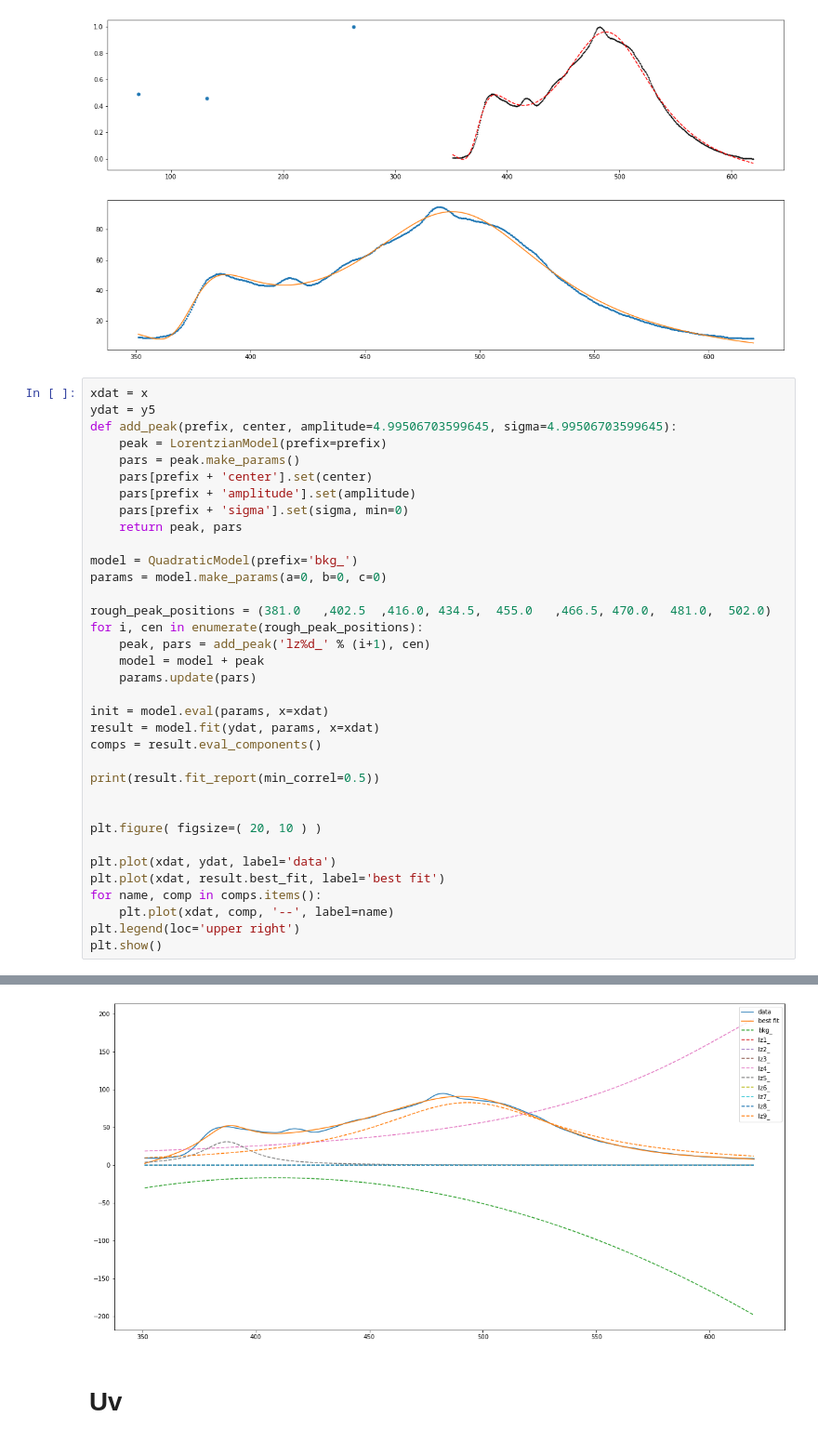
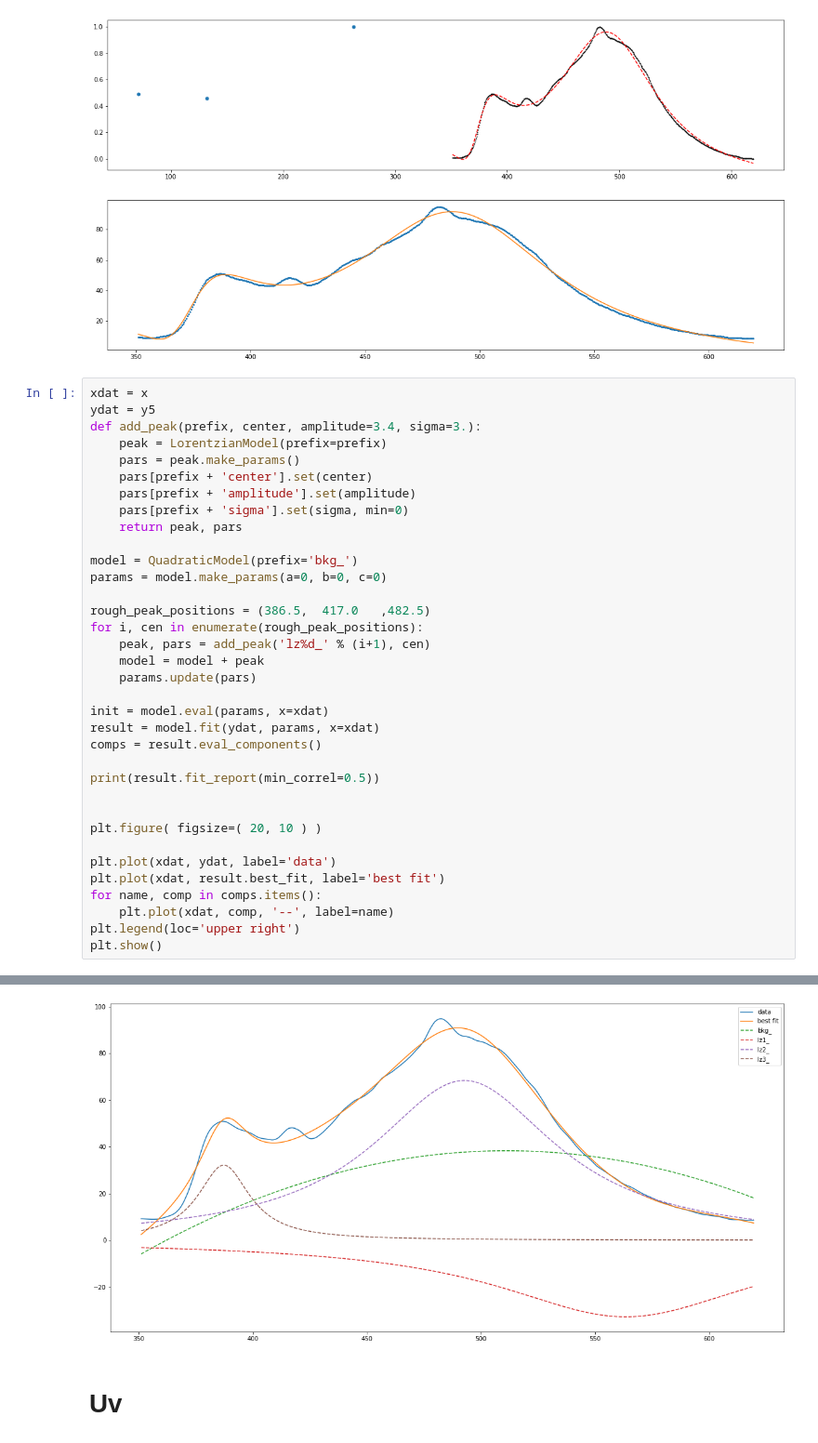
Before and after one commit to mmortazavi/ml_demystified, a Jupyter notebook: projects/solarcell/pl/fwhm.ipynb, the cells around one changed output, grey strips where cells are left out. Shown at 93% size. Drawn from its saved outputs; the diff is of its cells as text.

```diff
--- a/projects/solarcell/pl/fwhm.ipynb
+++ b/projects/solarcell/pl/fwhm.ipynb
@@ -388,7 +389,7 @@ fit(x,y5)
 # %%
 xdat = x
 ydat = y5
-def add_peak(prefix, center, amplitude=4.99506703599645, sigma=4.99506703599645):
+def add_peak(prefix, center, amplitude=3.4, sigma=3.):
     peak = LorentzianModel(prefix=prefix)
     pars = peak.make_params()
     pars[prefix + 'center'].set(center)
@@ -399,7 +400,7 @@ def add_peak(prefix, center, amplitude=4.99506703599645, sigma=4.99506703599645)
 model = QuadraticModel(prefix='bkg_')
 params = model.make_params(a=0, b=0, c=0)
 
-rough_peak_positions = (381.0	,402.5	,416.0,	434.5,	455.0	,466.5,	470.0,	481.0,	502.0)
+rough_peak_positions = (386.5,	417.0	,482.5)
 for i, cen in enumerate(rough_peak_positions):
     peak, pars = add_peak('lz%d_' % (i+1), cen)
     model = model + peak
@@ -441,4 +442,4 @@ plt.show()
-[figure, old version]
+[figure, new version]
 # %% [markdown]
 # Uv
 # %%
```
Also changed, not shown: parts of 2 cells of this notebook.
